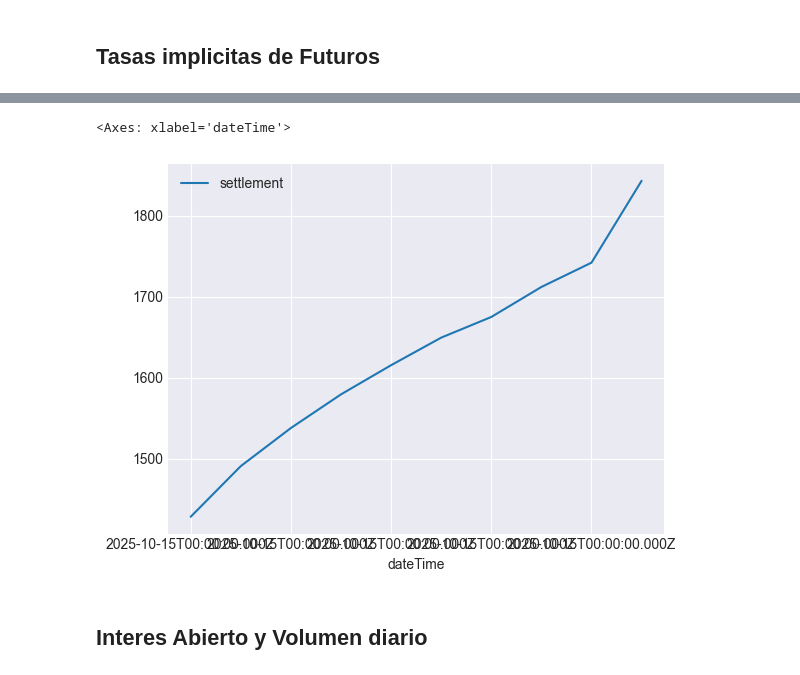
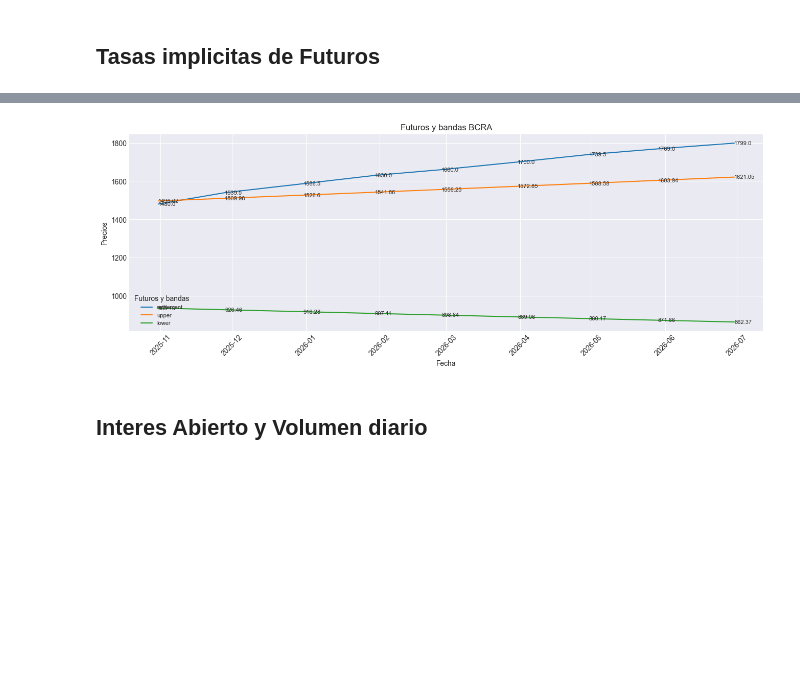
Before and after one commit to jdtluis/Reporte-Futuros_Tasas, a Jupyter notebook: cem_api.ipynb, the cells around one changed output, grey strips where cells are left out. Drawn from its saved outputs; the diff is of its cells as text; code cells hidden in the pictures; blank space fills up the shorter version.

```diff
--- a/cem_api.ipynb
+++ b/cem_api.ipynb
@@ -258,8 +236,36 @@ TAMAR_SERIE
-# %%
-df[df.dateTime == df.dateTime.max()].set_index('dateTime')[['symbol','settlement']].plot()
-# %% [output]
-<Axes: xlabel='dateTime'>
-[figure, removed]
+# %%
+from utils import * #last_working_day_of_month
+last_futures_close = df[df['dateTime'] == df['dateTime'].max()][['symbol','settlement']]
+last_futures_close['last_day_contract'] = last_futures_close['symbol'].str.replace('DLR', '').apply(last_working_day_of_month)
+last_futures_close[['lower', 'upper']] = last_futures_close['last_day_contract'].apply(lambda x: pd.Series(bcra_fx_limits(x.strftime("%Y-%m-%d"))))
+
+
+#ax = last_futures_close.set_index('last_day_contract')[['settlement','upper', 'lower']].plot()
+def plot_limits(df):
+    fig, ax = plt.subplots(figsize=(16,5))
+    for col in df[['settlement','upper', 'lower']]:
+        y = df[col].dropna().values
+        x = df['last_day_contract']
+
+        #ax.plot(x_smooth, y_smooth)
+        ax.plot(x, y, label=col)  # original points  - timedelta(hours=5)
+        for x, y in zip(x, y):
+            ax.text(x, y,  f'{y}', ha="left", va="center", fontsize=8)
+    ax.xaxis.set_major_formatter(mdates.DateFormatter("%Y-%m"))
+    ax.set_xlabel("Fecha")
+    ax.set_ylabel("Precios")
+    ax.legend()
+    plt.xticks(rotation=45)
+    plt.legend(title= 'Futuros y bandas', loc="lower left", fontsize=8)
+    plt.title("Futuros y bandas BCRA")
+    plt.show()
+
+
+plot_limits(last_futures_close)
+#last_futures_close['last_day_contract'].apply(lambda x: x.strftime("%Y-%m-%d"))
+#(date.fromisoformat('2025-10-09')-date.fromisoformat('2025-10-01')).days
+# %% [output]
+[figure, added]
 # %% [markdown]
 ## Interes Abierto y Volumen diario
 # %%
```
Also changed, not shown: parts of 5 cells of this notebook, 2 other files.
